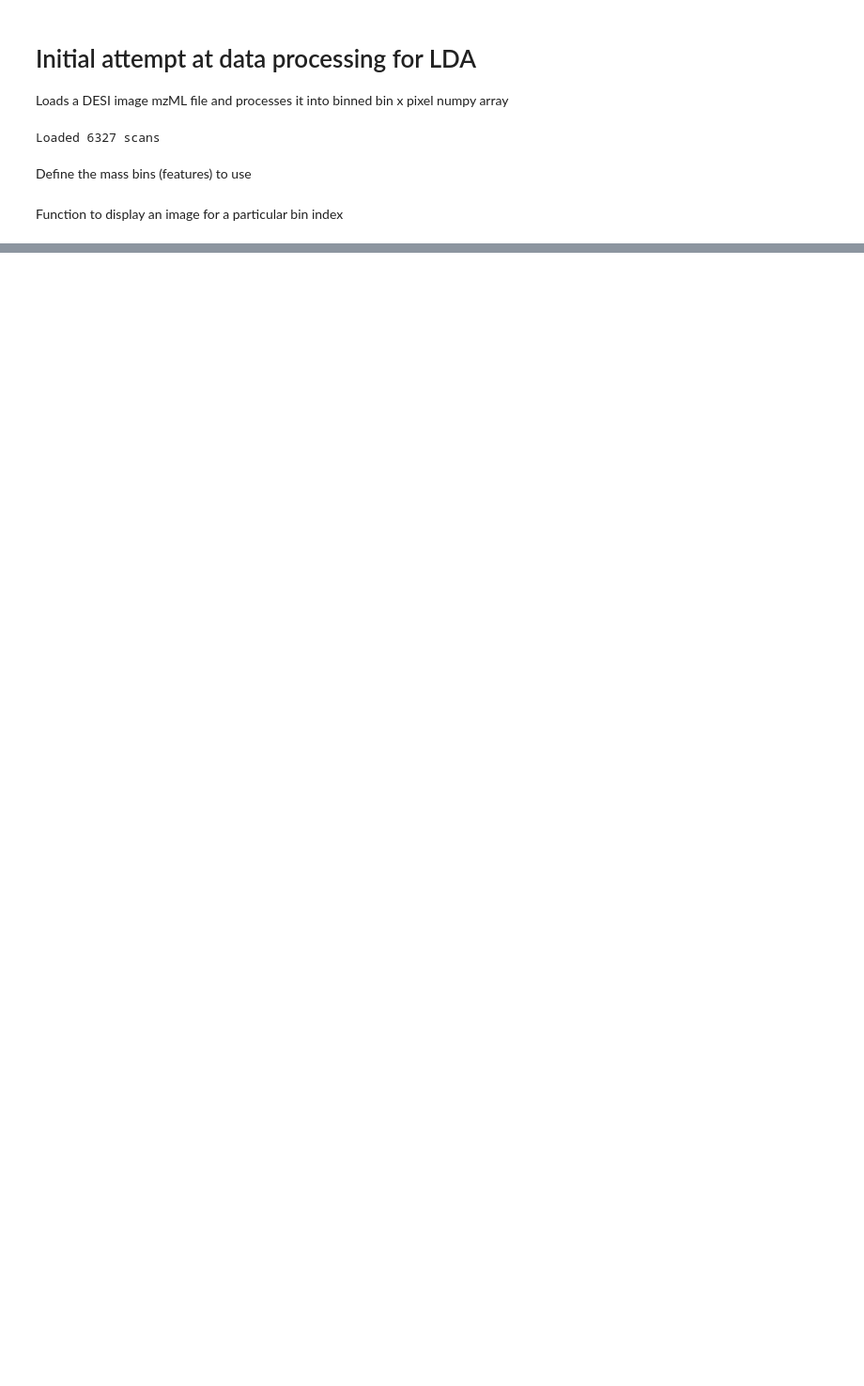
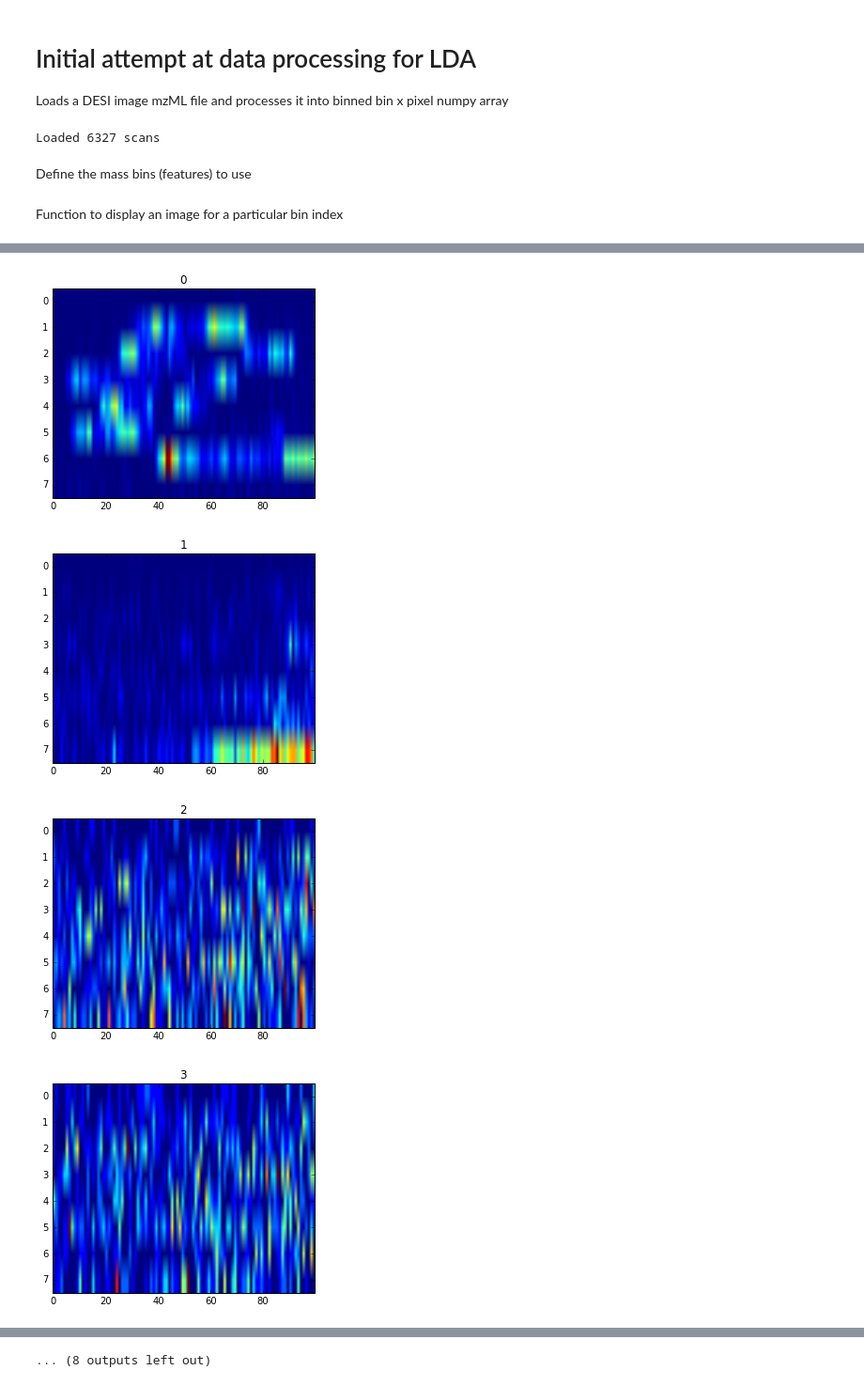
Before and after one commit to sdrogers/inklda, a Jupyter notebook: notebooks/Initial_data_processing.ipynb, the cells around one changed output, grey strips where cells are left out. Shown at 94% size. Saved outputs shown, nothing was run; the diff lists cells and outputs as text; code cells hidden in the pictures; blank space fills up the shorter version.

```diff
--- a/notebooks/Initial_data_processing.ipynb
+++ b/notebooks/Initial_data_processing.ipynb
@@ -60,0 +130,11 @@ display_image(binned_data,[211],nScans)
+# %%
+W = len(bins)
+topic_word_counts = {}
+topic_word_counts = np.zeros((K,W),np.int)
+
+for coord in docs:
+    doc = docs[coord]
+    for word in doc:
+        membs = doc[word]
+        for m in membs:
+            topic_word_counts[m][word] += 1
@@ -60,0 +205,14 @@ display_image(binned_data,[211],nScans)
+# %%
+for topic in range(K):
+    top_img = np.zeros((8,100),np.int)
+    for coord in doc_topic_counts:
+        topic_counts = doc_topic_counts[coord]
+        top_img[coord[0],coord[1]] = topic_counts[topic]
+    plt.figure()
+    plt.imshow(top_img,aspect=10)
+    plt.title('{}'.format(topic))
+# %% [output]
+[figure, added]
+[figure, added]
+[figure, added]
+[figure, added]
@@ -60,0 +227 @@ display_image(binned_data,[211],nScans)
+... (8 outputs left out)
```
Also changed, not shown: parts of 15 cells of this notebook.
